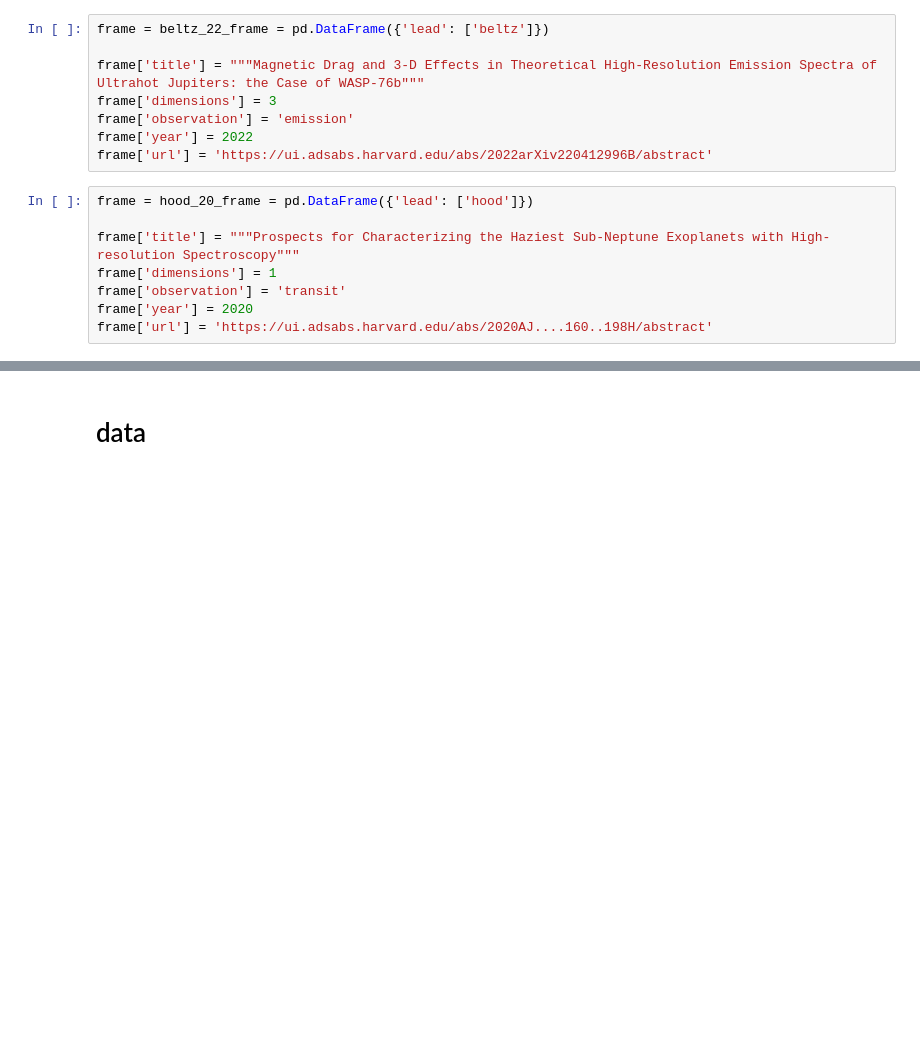
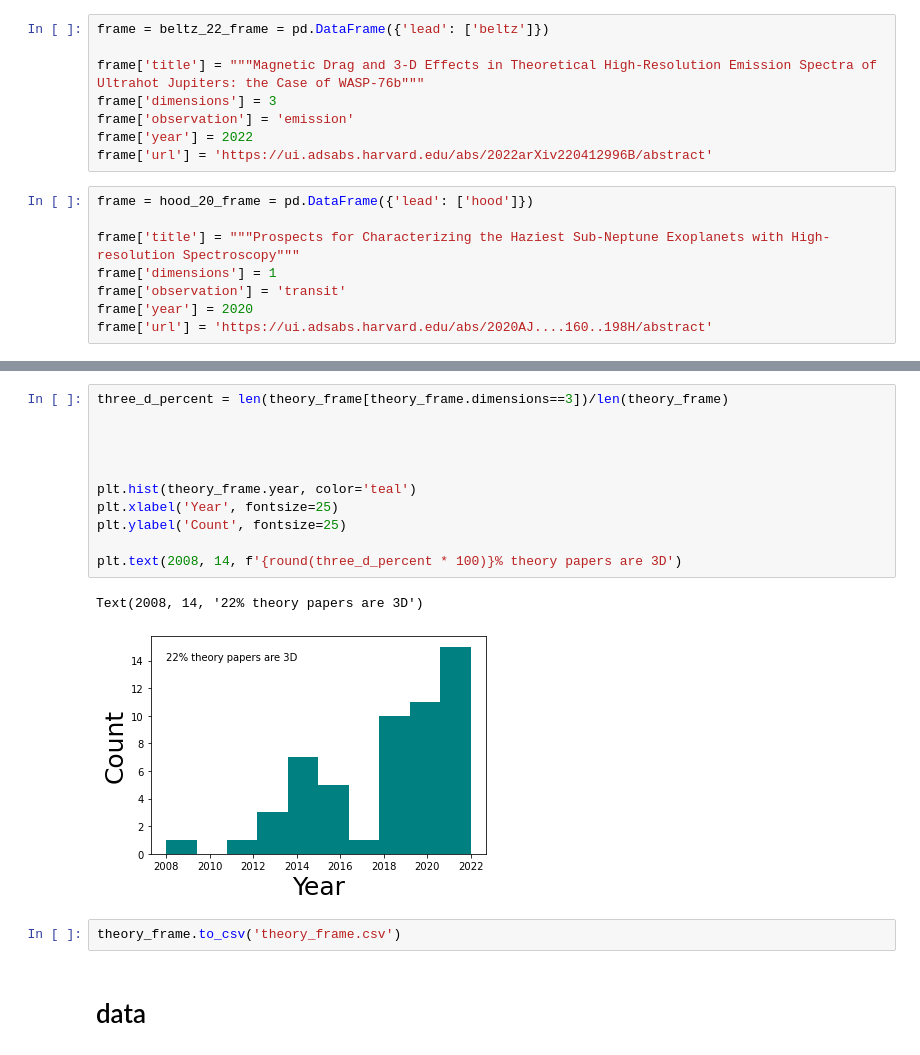
Before and after one commit to arjunsavel/hires-literature, a Jupyter notebook: hires_detections.ipynb, the cells around one changed output, grey strips where cells are left out. Saved outputs shown, nothing was run; the diff lists cells and outputs as text; blank space fills up the shorter version.

Commit message:
finish theory paper adding

```diff
--- a/hires_detections.ipynb
+++ b/hires_detections.ipynb
@@ -463,3 +517,19 @@ frame['url'] = 'https://ui.adsabs.harvard.edu/abs/2020AJ....160..198H/abstract'
+# %%
+three_d_percent = len(theory_frame[theory_frame.dimensions==3])/len(theory_frame)
+
+
+
+
+plt.hist(theory_frame.year, color='teal')
+plt.xlabel('Year', fontsize=25)
+plt.ylabel('Count', fontsize=25)
+
+plt.text(2008, 14, f'{round(three_d_percent * 100)}% theory papers are 3D')
+# %% [output]
+Text(2008, 14, '22% theory papers are 3D')
+[figure, added]
+# %%
+theory_frame.to_csv('theory_frame.csv')
 # %% [markdown]
 # data
 # %%
```
Also changed, not shown: parts of 9 cells of this notebook.
